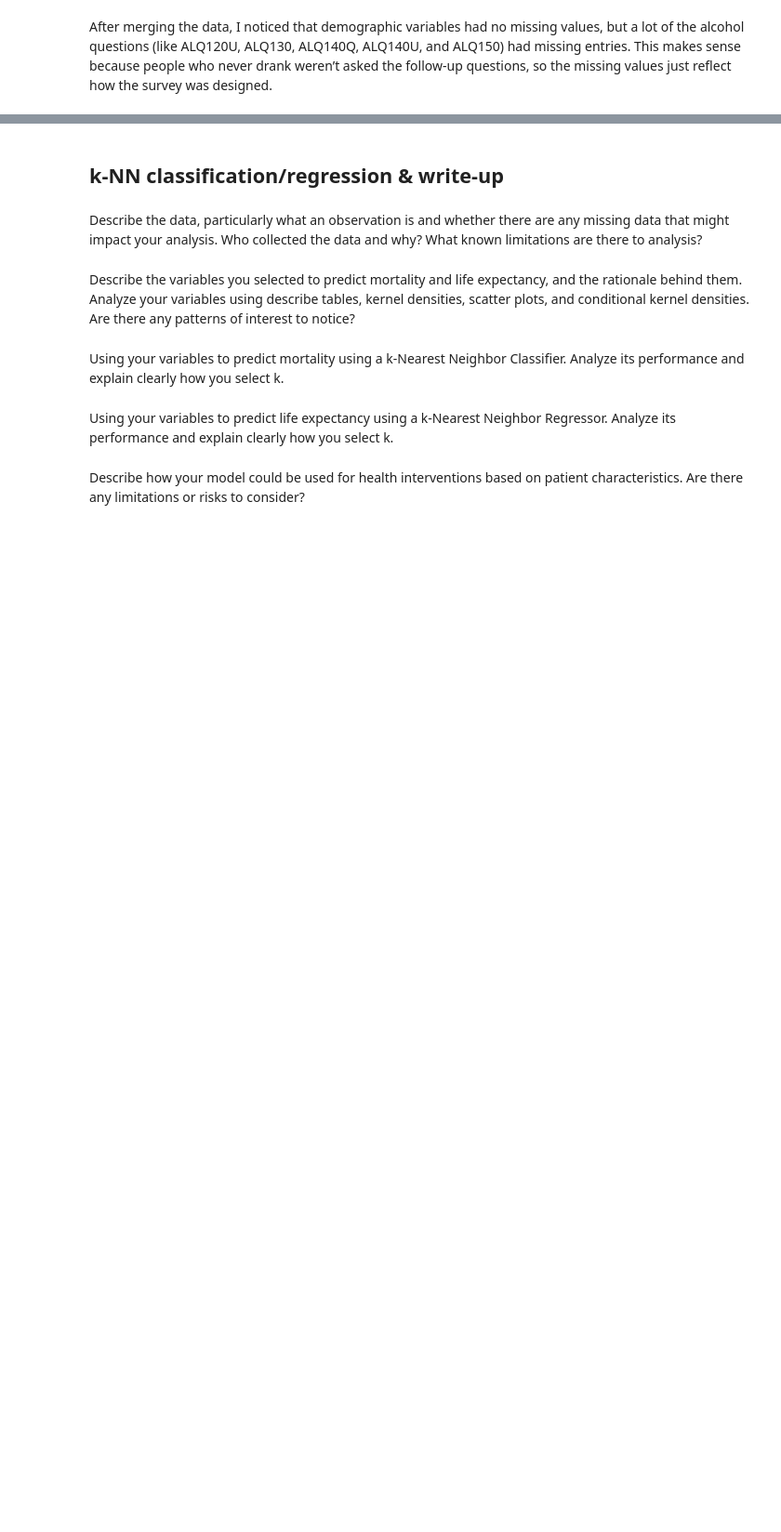
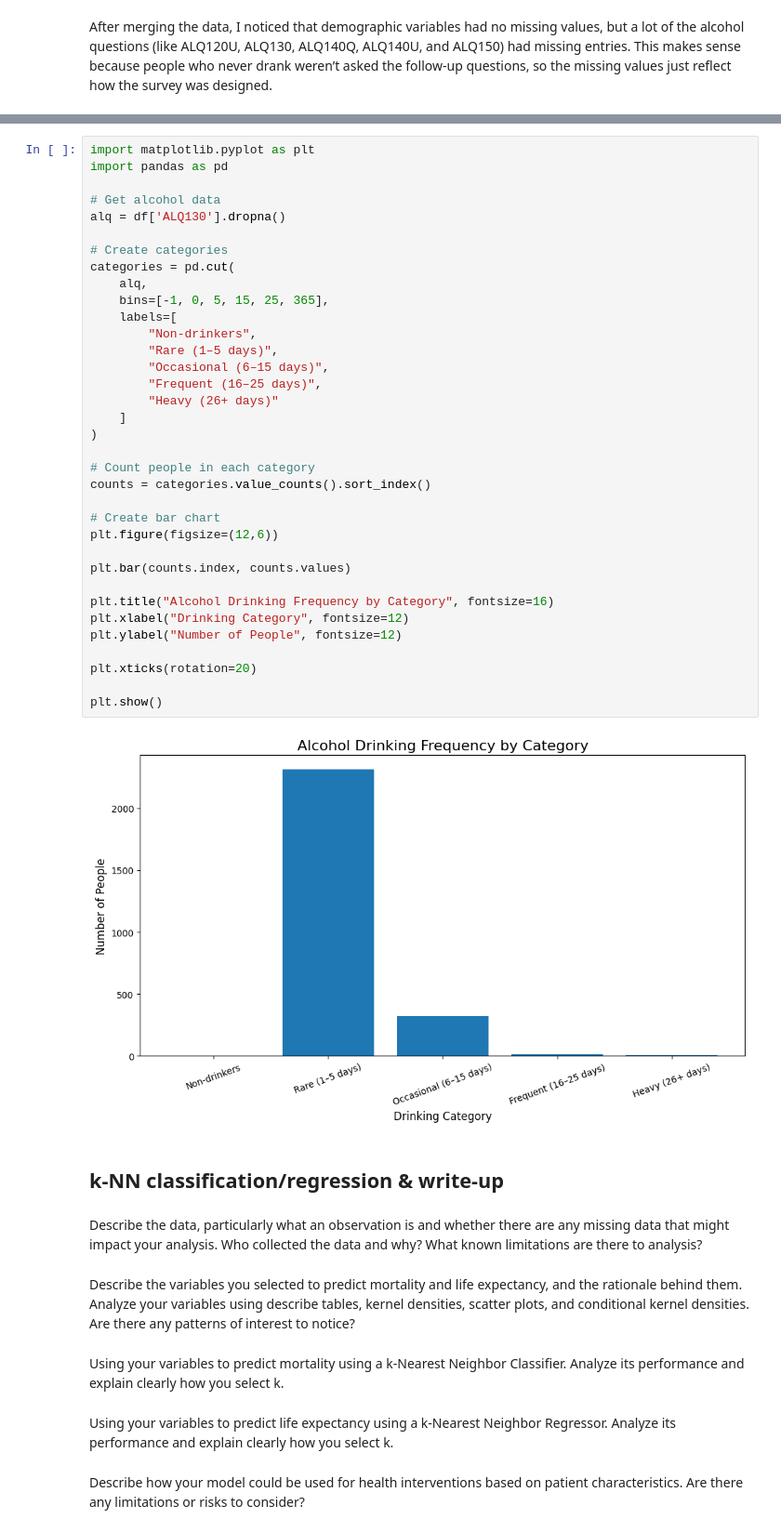
Before and after one commit to clairicelou/project_1_bsds, a Jupyter notebook: Project1_DS3021.ipynb, the cells around one changed output, grey strips where cells are left out. Shown at 93% size. Drawn from its saved outputs; the diff is of its cells as text; blank space fills up the shorter version.

```diff
--- a/Project1_DS3021.ipynb
+++ b/Project1_DS3021.ipynb
@@ -128,3 +170,40 @@ Third, do basic EDA and visualization of the key variables. Are any important va
+# %%
+import matplotlib.pyplot as plt
+import pandas as pd
+
+# Get alcohol data
+alq = df['ALQ130'].dropna()
+
+# Create categories
+categories = pd.cut(
+    alq,
+    bins=[-1, 0, 5, 15, 25, 365],
+    labels=[
+        "Non-drinkers",
+        "Rare (1–5 days)",
+        "Occasional (6–15 days)",
+        "Frequent (16–25 days)",
+        "Heavy (26+ days)"
+    ]
+)
+
+# Count people in each category
+counts = categories.value_counts().sort_index()
+
+# Create bar chart
+plt.figure(figsize=(12,6))
+
+plt.bar(counts.index, counts.values)
+
+plt.title("Alcohol Drinking Frequency by Category", fontsize=16)
+plt.xlabel("Drinking Category", fontsize=12)
+plt.ylabel("Number of People", fontsize=12)
+
+plt.xticks(rotation=20)
+
+plt.show()
+# %% [output]
+[figure, added]
 # %% [markdown]
 ## k-NN classification/regression & write-up
 # %% [markdown]
```
Also changed, not shown: parts of 7 cells of this notebook.
